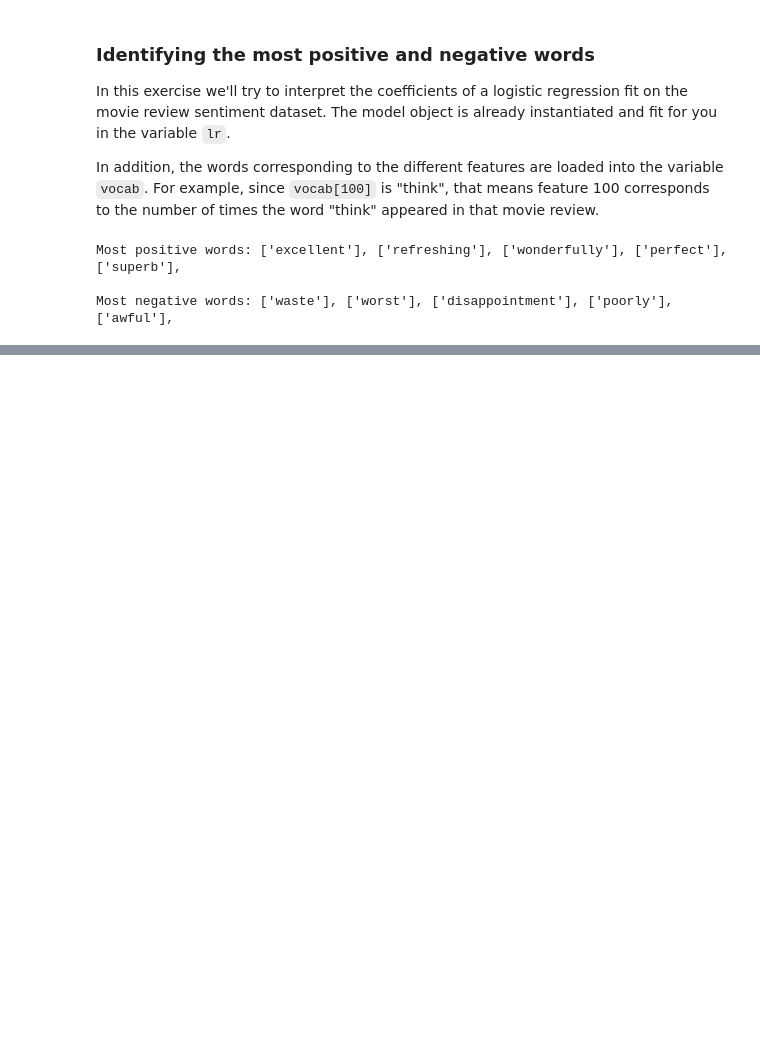
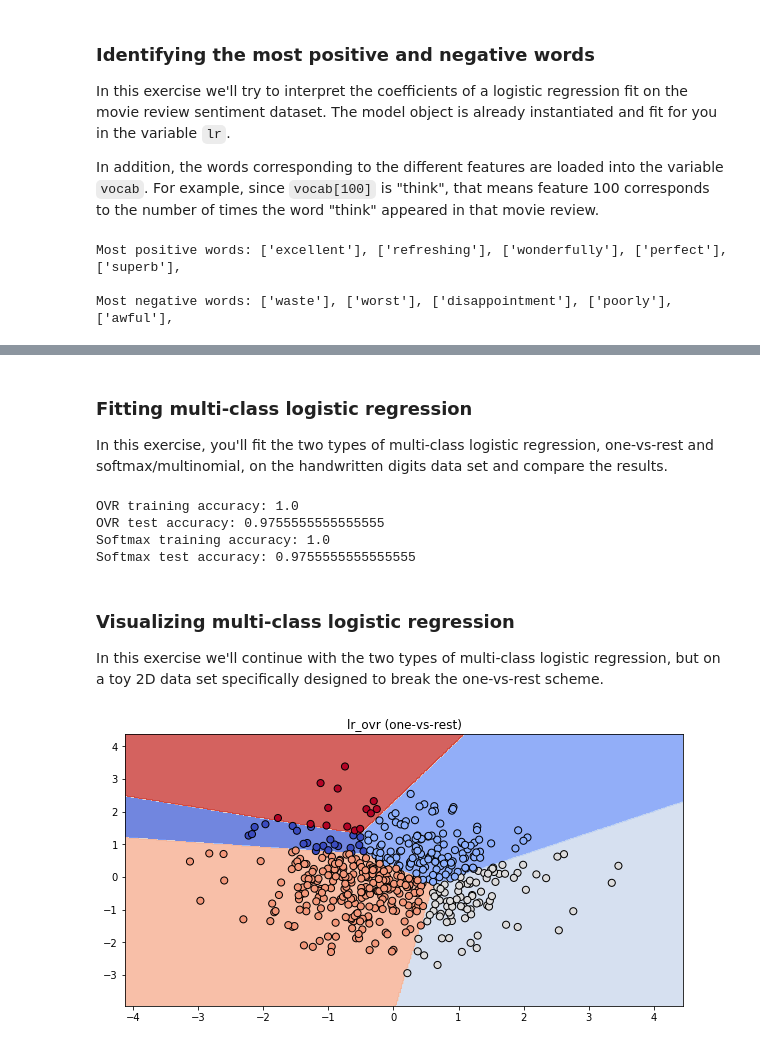
Before and after one commit to goodboychan/datacamp_repo, a Jupyter notebook: Linear.Classifiers.in.Python/Logistic-regression.ipynb, the cells around one changed output, grey strips where cells are left out. Saved outputs shown, nothing was run; the diff lists cells and outputs as text; code cells hidden in the pictures; blank space fills up the shorter version.

Commit message:
type: add

```diff
--- a/Linear.Classifiers.in.Python/Logistic-regression.ipynb
+++ b/Linear.Classifiers.in.Python/Logistic-regression.ipynb
@@ -124,0 +298,3 @@ Most negative words: ['waste'], ['worst'], ['disappointment'], ['poorly'], ['awf
+# %% [markdown]
+### Fitting multi-class logistic regression
+In this exercise, you'll fit the two types of multi-class logistic regression, one-vs-rest and softmax/multinomial, on the handwritten digits data set and compare the results.
@@ -124,0 +303,34 @@ Most negative words: ['waste'], ['worst'], ['disappointment'], ['poorly'], ['awf
+# %%
+# Fit one-vs-rest logistic regression classifier
+lr_ovr = LogisticRegression(max_iter=10000)
+lr_ovr.fit(X_train, y_train)
+
+print("OVR training accuracy:", lr_ovr.score(X_train, y_train))
+print("OVR test accuracy:", lr_ovr.score(X_test, y_test))
+
+# Fit softmax classifier
+lr_mn = LogisticRegression(multi_class='multinomial', solver='lbfgs', max_iter=10000)
+lr_mn.fit(X_train, y_train)
+print("Softmax training accuracy:", lr_mn.score(X_train, y_train))
+print("Softmax test accuracy:", lr_mn.score(X_test, y_test))
+# %% [output]
+OVR training accuracy: 1.0
+OVR test accuracy: 0.9755555555555555
+Softmax training accuracy: 1.0
+Softmax test accuracy: 0.9755555555555555
+# %% [markdown]
+### Visualizing multi-class logistic regression
+In this exercise we'll continue with the two types of multi-class logistic regression, but on a toy 2D data set specifically designed to break the one-vs-rest scheme.
+# %%
+X_train = pd.read_csv('./dataset/toy_X_train.csv').to_numpy()
+y_train = pd.read_csv('./dataset/toy_y_train.csv').to_numpy().ravel()
+# %%
+# Fit one-vs-rest logistic regression classifier
+lr_ovr = LogisticRegression(max_iter=10000, C=100)
+lr_ovr.fit(X_train, y_train)
+
+fig, ax = plt.subplots();
+ax.set_title("lr_ovr (one-vs-rest)");
+plot_classifier(X_train, y_train, lr_ovr, ax=ax);
+# %% [output]
+[figure, added]
```
Also changed, not shown: parts of 24 cells of this notebook, 6 other files.
